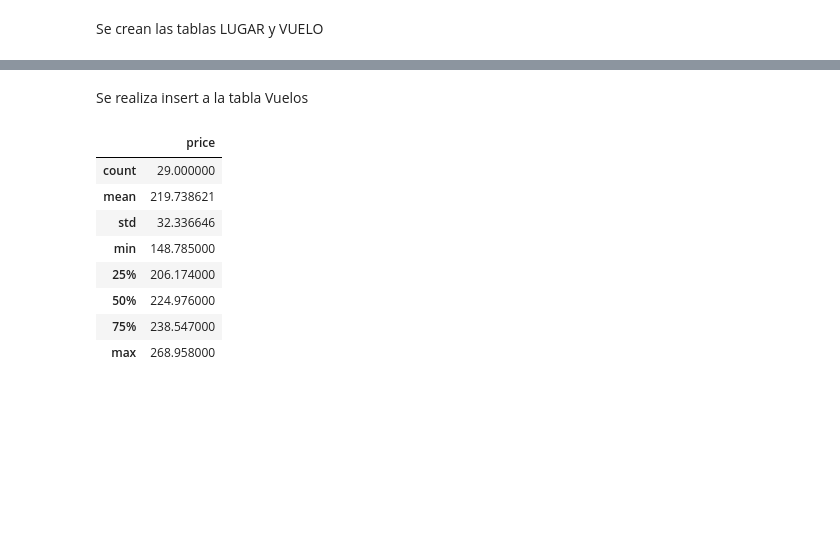
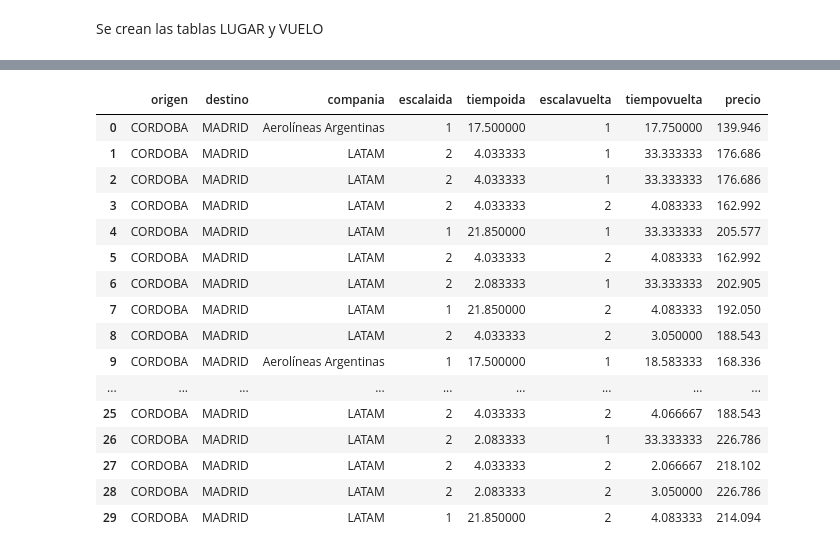
Before and after one commit to ispc-programador2022/AAAA4, a Jupyter notebook: Proyecto_Integrador.ipynb, the cells around one changed output, grey strips where cells are left out. Cells and saved outputs as stored; diff of their text form; code cells hidden in the pictures; blank space fills up the shorter version.

```diff
--- a/Proyecto_Integrador.ipynb
+++ b/Proyecto_Integrador.ipynb
@@ -87,2 +93,0 @@ for link in name:
-# %% [markdown]
-Se realiza insert a la tabla Vuelos
@@ -108,14 +96,20 @@ print(vuelos)
 # %%
-vuelos.tail()
+vuelos
+# %% [output]
+|  | origen | destino | compania | escalaida | tiempoida | escalavuelta | tiempovuelta | precio |
+| 0 | CORDOBA | MADRID | Aerolíneas Argentinas | 1 | 17.500000 | 1 | 17.750000 | 139.946 |
+| 1 | CORDOBA | MADRID | LATAM | 2 | 4.033333 | 1 | 33.333333 | 176.686 |
+| 2 | CORDOBA | MADRID | LATAM | 2 | 4.033333 | 1 | 33.333333 | 176.686 |
+| 3 | CORDOBA | MADRID | LATAM | 2 | 4.033333 | 2 | 4.083333 | 162.992 |
+| 4 | CORDOBA | MADRID | LATAM | 1 | 21.850000 | 1 | 33.333333 | 205.577 |
+| 5 | CORDOBA | MADRID | LATAM | 2 | 4.033333 | 2 | 4.083333 | 162.992 |
+| 6 | CORDOBA | MADRID | LATAM | 2 | 2.083333 | 1 | 33.333333 | 202.905 |
+| 7 | CORDOBA | MADRID | LATAM | 1 | 21.850000 | 2 | 4.083333 | 192.050 |
+| 8 | CORDOBA | MADRID | LATAM | 2 | 4.033333 | 2 | 3.050000 | 188.543 |
+| 9 | CORDOBA | MADRID | Aerolíneas Argentinas | 1 | 17.500000 | 1 | 18.583333 | 168.336 |
+| ... | ... | ... | ... | ... | ... | ... | ... | ... |
+| 25 | CORDOBA | MADRID | LATAM | 2 | 4.033333 | 2 | 4.066667 | 188.543 |
+| 26 | CORDOBA | MADRID | LATAM | 2 | 2.083333 | 1 | 33.333333 | 226.786 |
+| 27 | CORDOBA | MADRID | LATAM | 2 | 4.033333 | 2 | 2.066667 | 218.102 |
+| 28 | CORDOBA | MADRID | LATAM | 2 | 2.083333 | 2 | 3.050000 | 226.786 |
+| 29 | CORDOBA | MADRID | LATAM | 1 | 21.850000 | 2 | 4.083333 | 214.094 |
-# %%
-vuelos[['price']].describe()
-# %% [output]
-|  | price |
-| count | 29.000000 |
-| mean | 219.738621 |
-| std | 32.336646 |
-| min | 148.785000 |
-| 25% | 206.174000 |
-| 50% | 224.976000 |
-| 75% | 238.547000 |
-| max | 268.958000 |
```
Also changed, not shown: parts of 25 cells of this notebook.
